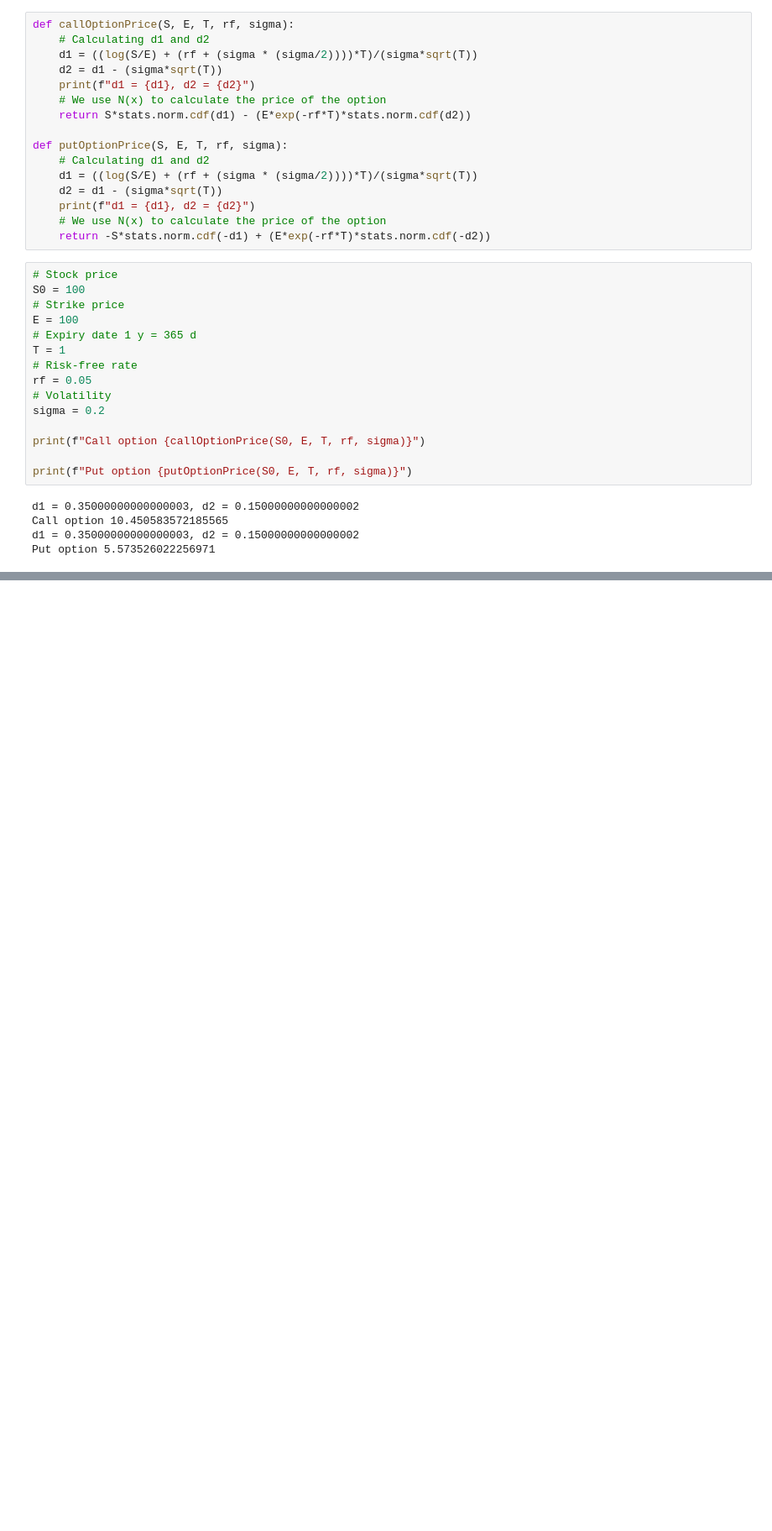
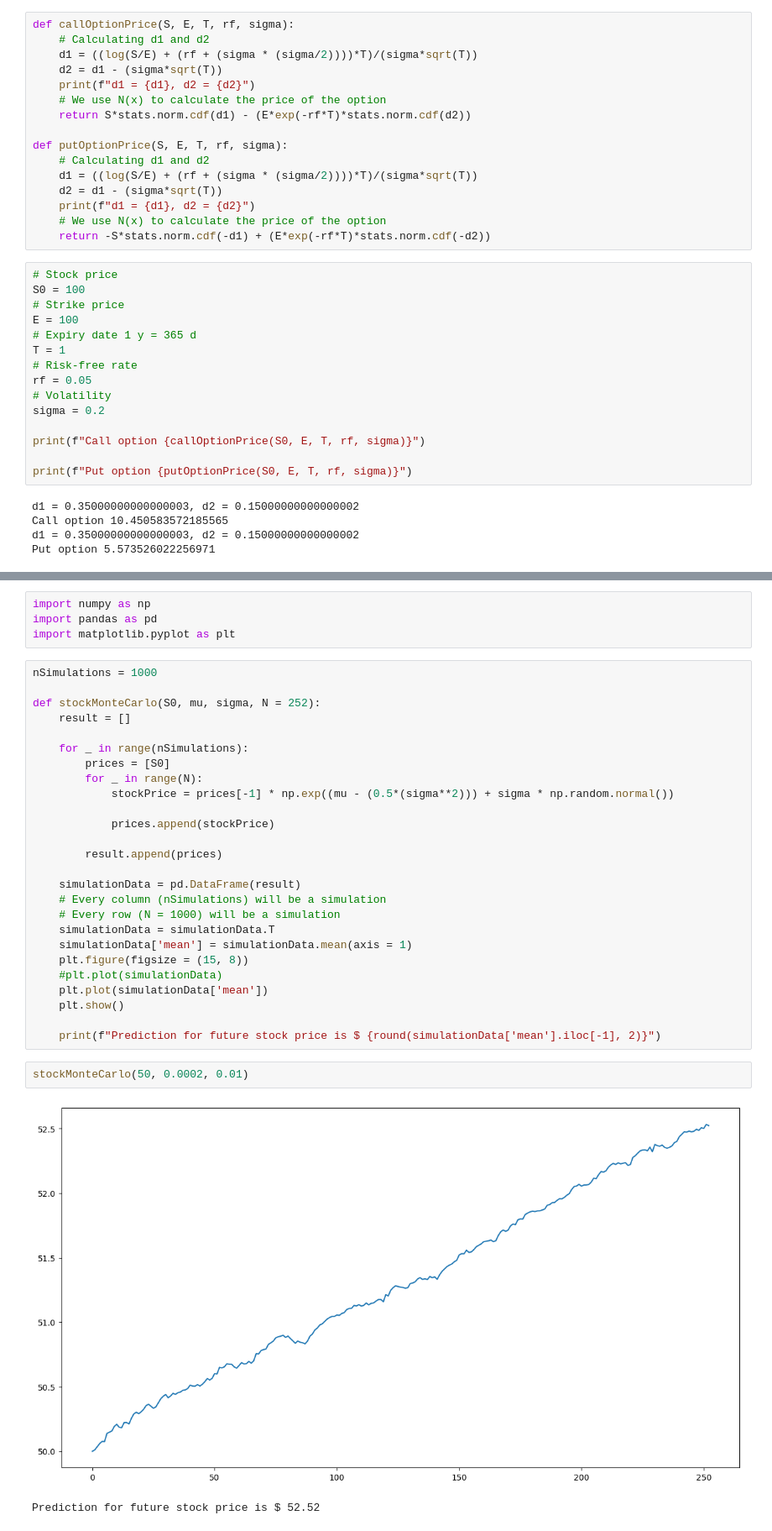
Before and after one commit to gabrielcalasans/QuantitativeFinanceWithPython, a Jupyter notebook: QuantitativeFinanceWithPython.ipynb, the cells around one changed output, grey strips where cells are left out. Shown at 84% size. Drawn from its saved outputs; the diff is of its cells as text; blank space fills up the shorter version.

Commit message:
Pricing Options with Monte-Carlo Simulations

```diff
--- a/QuantitativeFinanceWithPython.ipynb
+++ b/QuantitativeFinanceWithPython.ipynb
@@ -1433,0 +1456,35 @@ Put option 5.573526022256971
+# %%
+import numpy as np
+import pandas as pd
+import matplotlib.pyplot as plt
+# %%
+nSimulations = 1000
+
+def stockMonteCarlo(S0, mu, sigma, N = 252):
+    result = []
+
+    for _ in range(nSimulations):
+        prices = [S0]
+        for _ in range(N):
+            stockPrice = prices[-1] * np.exp((mu - (0.5*(sigma**2))) + sigma * np.random.normal())
+
+            prices.append(stockPrice)
+
+        result.append(prices)
+
+    simulationData = pd.DataFrame(result)
+    # Every column (nSimulations) will be a simulation
+    # Every row (N = 1000) will be a simulation
+    simulationData = simulationData.T
+    simulationData['mean'] = simulationData.mean(axis = 1)
+    plt.figure(figsize = (15, 8))
+    #plt.plot(simulationData)
+    plt.plot(simulationData['mean'])
+    plt.show()
+
+    print(f"Prediction for future stock price is $ {round(simulationData['mean'].iloc[-1], 2)}")
+# %%
+stockMonteCarlo(50, 0.0002, 0.01)
+# %% [output]
+[figure, added]
+Prediction for future stock price is $ 52.52
```
Also changed, not shown: parts of 5 cells of this notebook.
